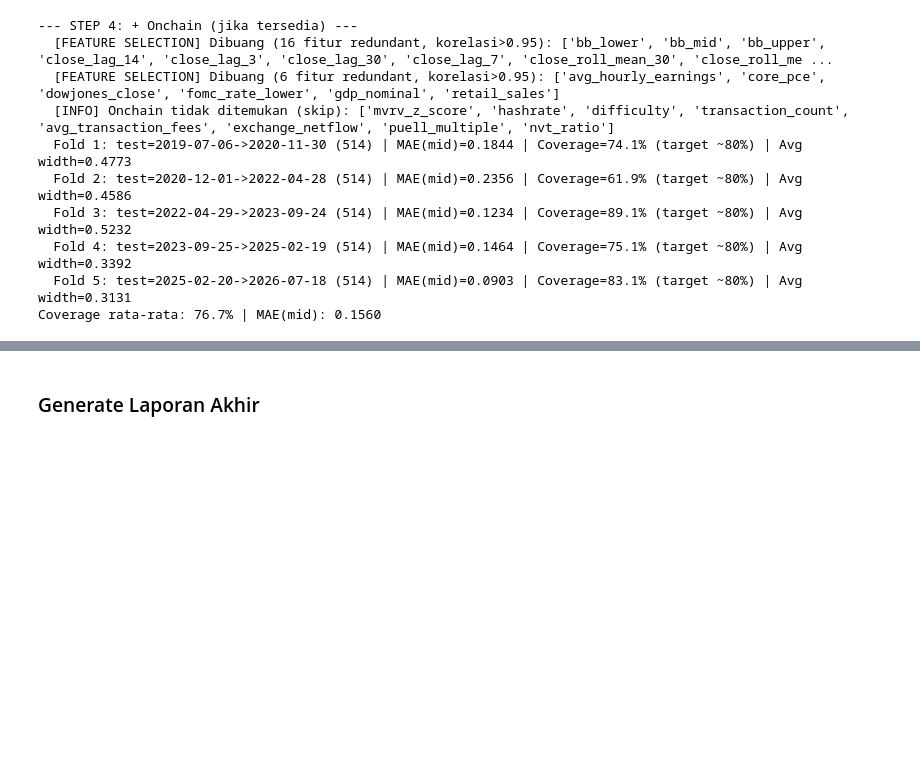
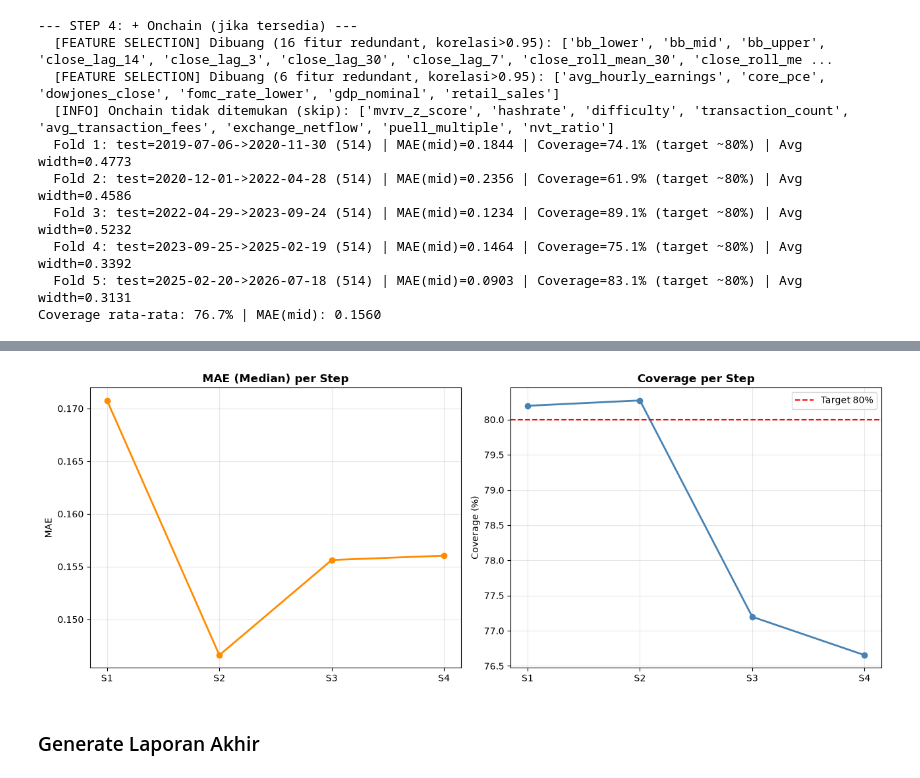
Before and after one commit to christoverhendri/bitcoin-iris, a Jupyter notebook: bitcoin iris/baseline_v3_xgboost_quantile.ipynb, the cells around one changed output, grey strips where cells are left out. Cells and saved outputs as stored; diff of their text form; code cells hidden in the pictures; blank space fills up the shorter version.

```diff
--- a/bitcoin iris/baseline_v3_xgboost_quantile.ipynb
+++ b/bitcoin iris/baseline_v3_xgboost_quantile.ipynb
@@ -491,3 +619,38 @@ Coverage rata-rata: 76.7% | MAE(mid): 0.1560
+# %%
+def plot_step_summary(all_results, step_names):
+    """
+    Ringkasan 1 gambar: MAE dan Coverage rata-rata di tiap step, side-by-side.
+    Ini yang paling cocok ditaruh di slide/laporan ke koor -- ringkas tapi
+    langsung kelihatan step mana yang membaik/memburuk.
+    """
+    steps, maes, coverages = [], [], []
+    for name, results in zip(step_names, all_results):
+        if results is None:
+            continue
+        steps.append(name.replace("Step ", "S").split(":")[0])
+        maes.append(results["mae_mid"].mean())
+        coverages.append(results["coverage"].mean() * 100)
+
+    fig, axes = plt.subplots(1, 2, figsize=(13, 5))
+
+    axes[0].plot(steps, maes, marker="o", color="darkorange", linewidth=2)
+    axes[0].set_title("MAE (Median) per Step", fontweight="bold")
+    axes[0].set_ylabel("MAE")
+    axes[0].grid(alpha=0.3)
+
+    axes[1].plot(steps, coverages, marker="o", color="steelblue", linewidth=2)
+    axes[1].axhline(y=80, color="red", linestyle="--", label="Target 80%")
+    axes[1].set_title("Coverage per Step", fontweight="bold")
+    axes[1].set_ylabel("Coverage (%)")
+    axes[1].legend()
+    axes[1].grid(alpha=0.3)
+
+    plt.tight_layout()
+    plt.show()
+# %%
+plot_step_summary(all_results, ["Step 1: Univariate", "Step 2: +Technical", "Step 3: +FRED", "Step 4: +Onchain"])
+# %% [output]
+[figure, added]
 # %% [markdown]
 ### Generate Laporan Akhir
 # %%
```
Also changed, not shown: parts of 6 cells of this notebook.
